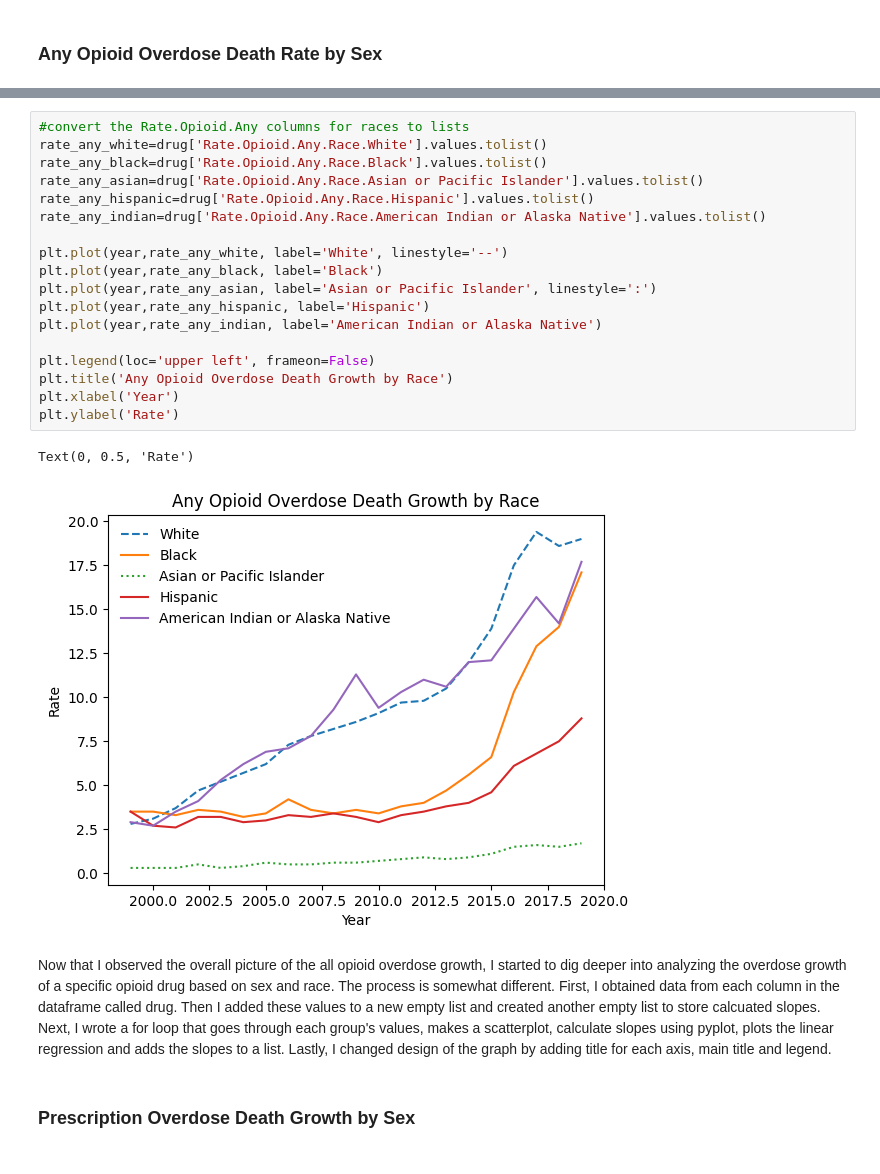
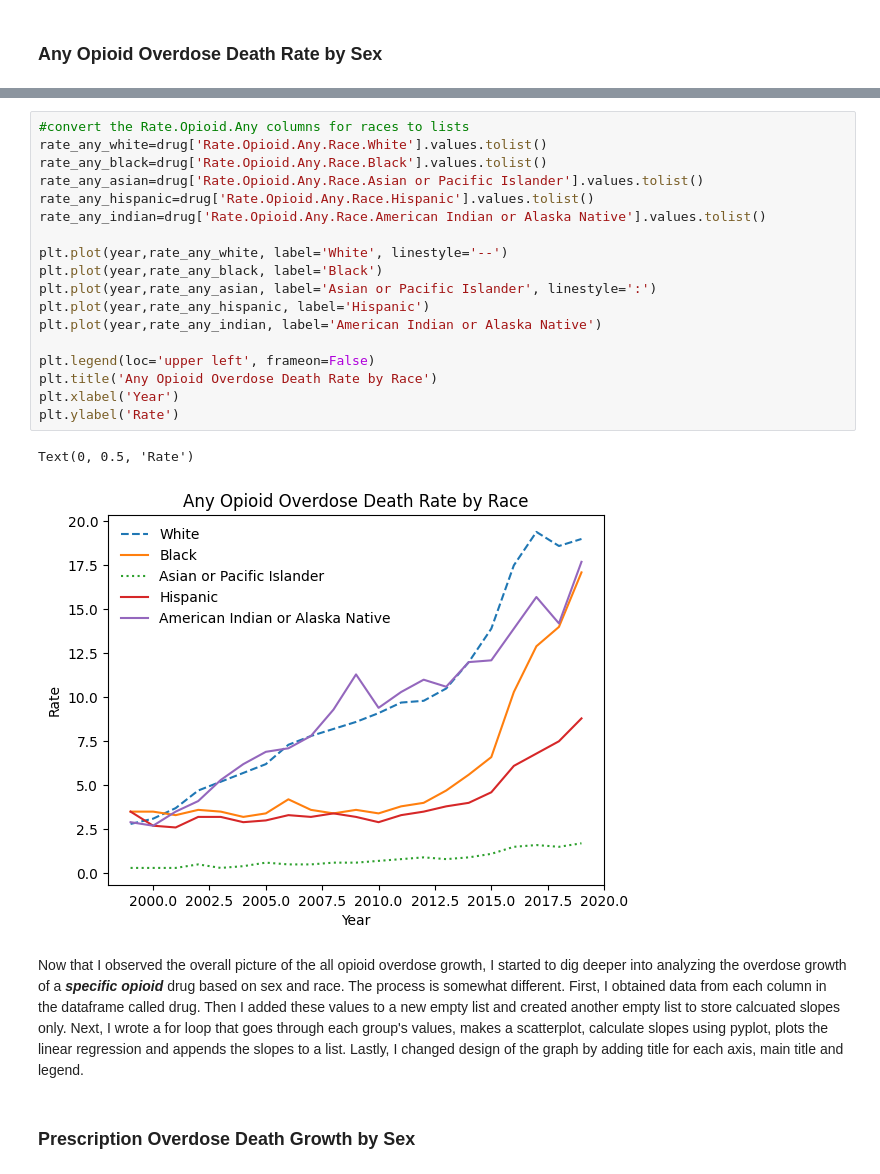
Before and after one commit to mrhee99/opioid, a Jupyter notebook: opioid.ipynb, the cells around one changed output, grey strips where cells are left out. Saved outputs shown, nothing was run; the diff lists cells and outputs as text.

```diff
--- a/opioid.ipynb
+++ b/opioid.ipynb
@@ -173,26 +172,26 @@ Text(0.5, 1.0, 'Any Opioid Overdose Death Rate by Sex')
 # %%
 #convert the Rate.Opioid.Any columns for races to lists
 rate_any_white=drug['Rate.Opioid.Any.Race.White'].values.tolist()
 rate_any_black=drug['Rate.Opioid.Any.Race.Black'].values.tolist()
 rate_any_asian=drug['Rate.Opioid.Any.Race.Asian or Pacific Islander'].values.tolist()
 rate_any_hispanic=drug['Rate.Opioid.Any.Race.Hispanic'].values.tolist()
 rate_any_indian=drug['Rate.Opioid.Any.Race.American Indian or Alaska Native'].values.tolist()
 
 plt.plot(year,rate_any_white, label='White', linestyle='--')
 plt.plot(year,rate_any_black, label='Black')
 plt.plot(year,rate_any_asian, label='Asian or Pacific Islander', linestyle=':')
 plt.plot(year,rate_any_hispanic, label='Hispanic')
 plt.plot(year,rate_any_indian, label='American Indian or Alaska Native')
 
 plt.legend(loc='upper left', frameon=False)
-plt.title('Any Opioid Overdose Death Growth by Race')
+plt.title('Any Opioid Overdose Death Rate by Race')
 plt.xlabel('Year')
 plt.ylabel('Rate')
 # %% [output]
 Text(0, 0.5, 'Rate')
-[figure, old version]
+[figure, new version]
 # %% [markdown]
-Now that I observed the overall picture of the all opioid overdose growth, I started to dig deeper into analyzing the overdose growth of a specific opioid drug based on sex and race. The process is somewhat different. First, I obtained data from each column in the dataframe called drug. Then I added these values to a new empty list and created another empty list to store calcuated slopes. Next, I wrote a for loop that goes through each group's values, makes a scatterplot, calculate slopes using pyplot, plots the linear regression and adds the slopes to a list. Lastly, I changed design of the graph by adding title for each axis, main title and legend.
+Now that I observed the overall picture of the all opioid overdose growth, I started to dig deeper into analyzing the overdose growth of a ***specific opioid*** drug based on sex and race. The process is somewhat different. First, I obtained data from each column in the dataframe called drug. Then I added these values to a new empty list and created another empty list to store calcuated slopes only. Next, I wrote a for loop that goes through each group's values, makes a scatterplot, calculate slopes using pyplot, plots the linear regression and appends the slopes to a list. Lastly, I changed design of the graph by adding title for each axis, main title and legend.
 # %% [markdown]
 ### Prescription Overdose Death Growth by Sex
 # %%
```
Also changed, not shown: parts of 38 cells of this notebook.
